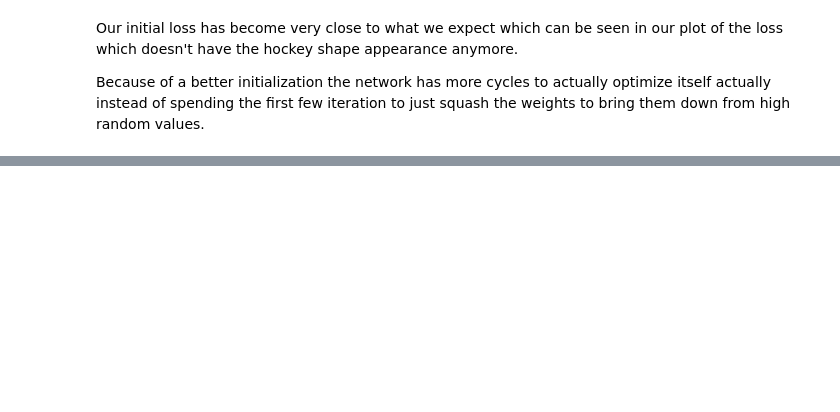
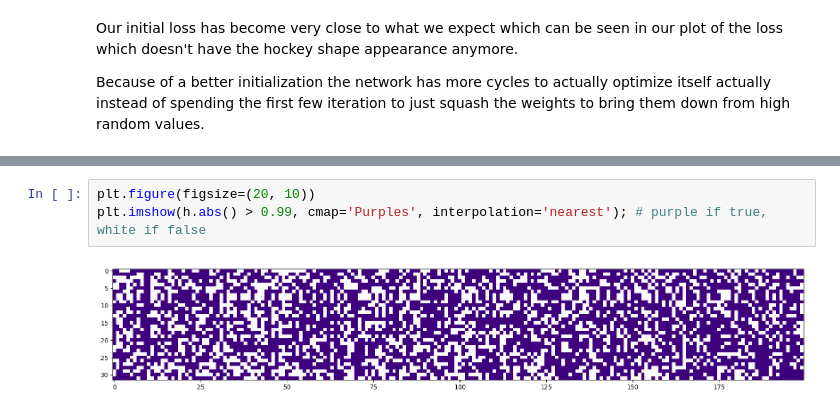
Before and after one commit to startswithzed/neural-nets-playground, a Jupyter notebook: makemore/mlp_pt2.ipynb, the cells around one changed output, grey strips where cells are left out. Cells and saved outputs as stored; diff of their text form; blank space fills up the shorter version.

```diff
--- a/makemore/mlp_pt2.ipynb
+++ b/makemore/mlp_pt2.ipynb
@@ -243,0 +310,5 @@ Because of a better initialization the network has more cycles to actually optim
+# %%
+plt.figure(figsize=(20, 10))
+plt.imshow(h.abs() > 0.99, cmap='Purples', interpolation='nearest'); # purple if true, white if false
+# %% [output]
+[figure, added]
```
Also changed, not shown: parts of 27 cells of this notebook.
